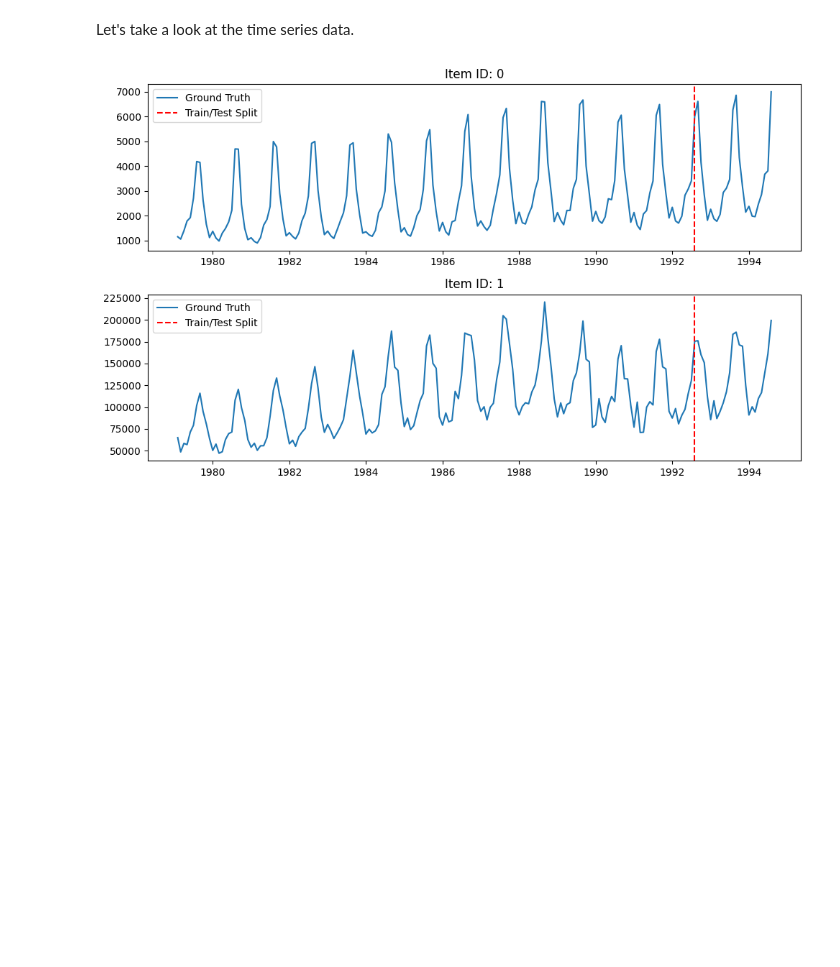
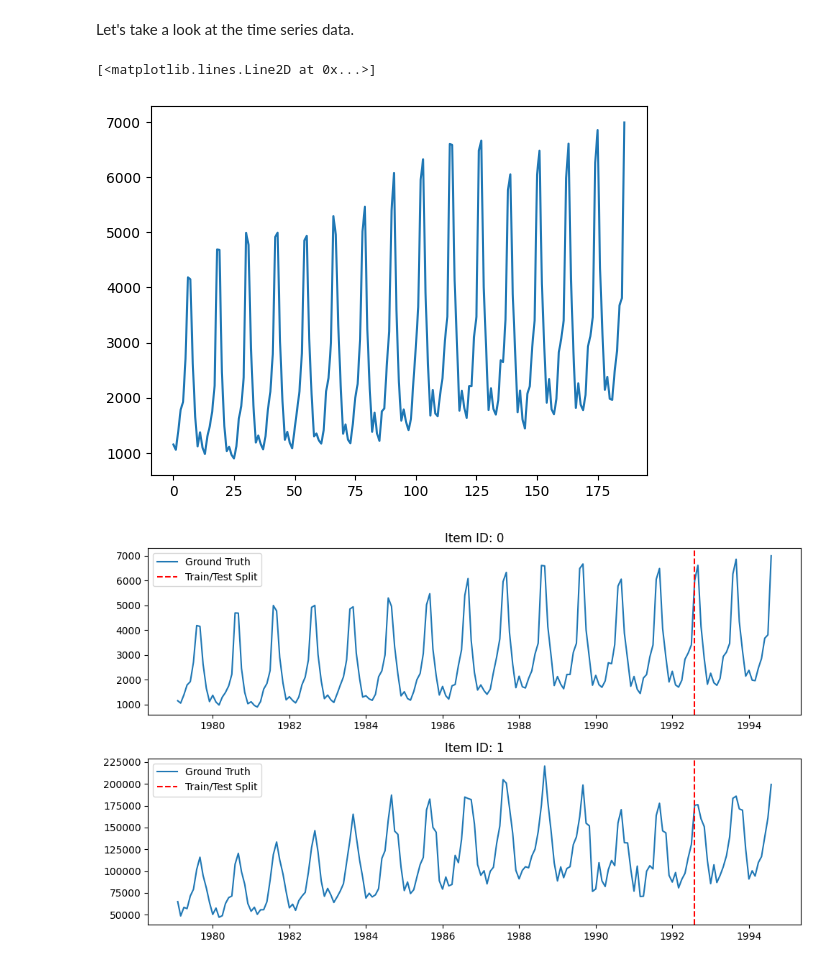
Before and after one commit to rosenyu304/tabpfn-time-series-exp, a Jupyter notebook: demo.ipynb, the cells around one changed output. Saved outputs shown, nothing was run; the diff lists cells and outputs as text; code cells hidden in the pictures; blank space fills up the shorter version.

```diff
--- a/demo.ipynb
+++ b/demo.ipynb
@@ -42,3 +42,12 @@ train_tsdf, test_tsdf_ground_truth = tsdf.train_test_split(prediction_length=pre
 test_tsdf = generate_test_X(train_tsdf, prediction_length)
 # %% [markdown]
 Let's take a look at the time series data.
+# %%
+import matplotlib.pyplot as plt
+
+X = test_tsdf_ground_truth.xs(0, level="item_id")["target"].to_numpy()
+# X.shape, X
+plt.plot(X)
+# %% [output]
+[<matplotlib.lines.Line2D at 0x...>]
+[figure, added]
```
Also changed, not shown: parts of 7 cells of this notebook, 16 other files.
